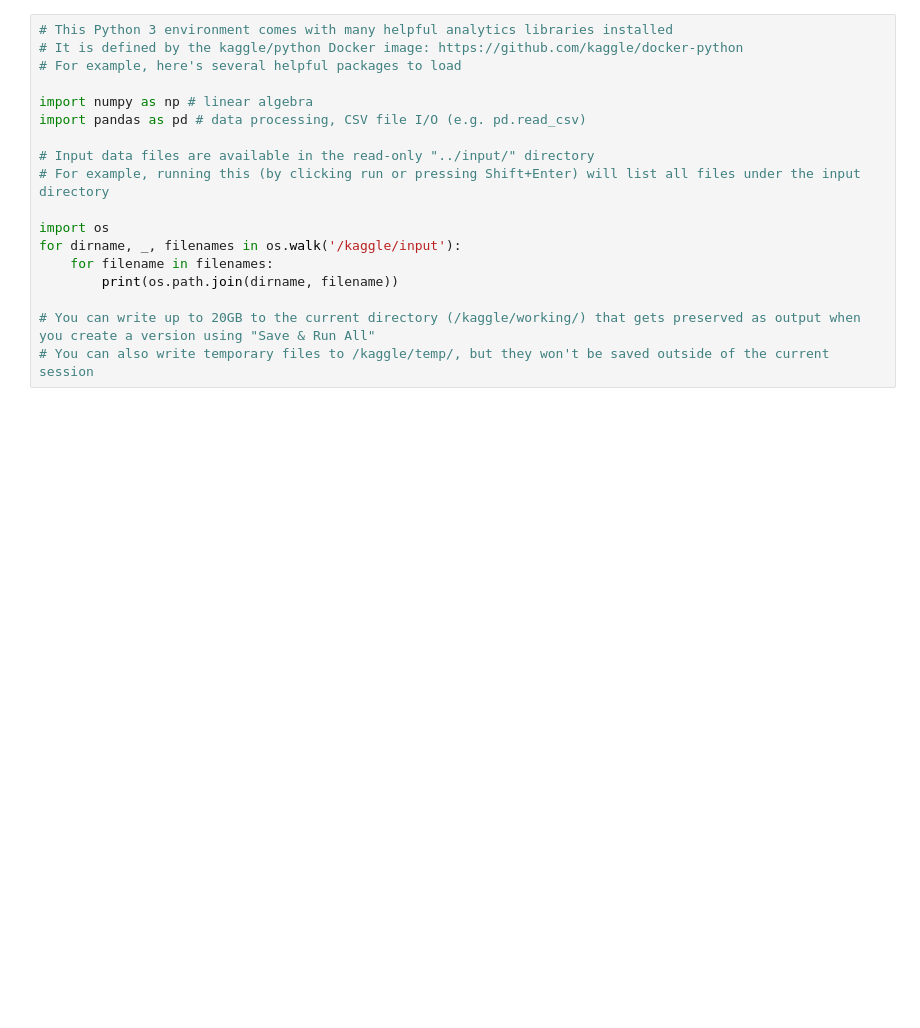
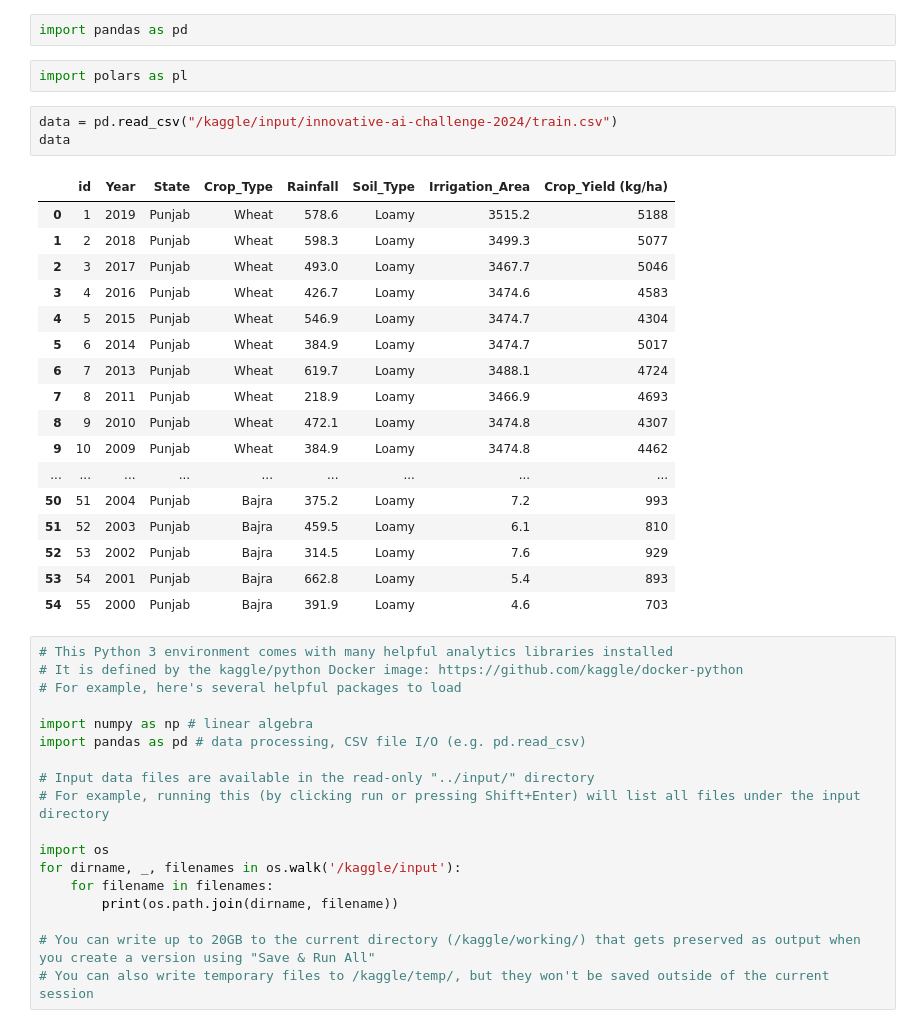
Before and after one commit to Sakib-Dalal/Innovative-AI-Challenge-2024, a Jupyter notebook: Notebook/main_notebook.ipynb, the cells around one changed output. Saved outputs shown, nothing was run; the diff lists cells and outputs as text; blank space fills up the shorter version.

Commit message:
Kaggle Notebook | Innovative AI Challenge 2024 | Version 1

```diff
--- a/Notebook/main_notebook.ipynb
+++ b/Notebook/main_notebook.ipynb
@@ -63,3 +189,28 @@
+# %%
+import pandas as pd
+# %%
+import polars as pl
+# %%
+data = pd.read_csv("/kaggle/input/innovative-ai-challenge-2024/train.csv")
+data
+# %% [output]
+|  | id | Year | State | Crop_Type | Rainfall | Soil_Type | Irrigation_Area | Crop_Yield (kg/ha) |
+| 0 | 1 | 2019 | Punjab | Wheat | 578.6 | Loamy | 3515.2 | 5188 |
+| 1 | 2 | 2018 | Punjab | Wheat | 598.3 | Loamy | 3499.3 | 5077 |
+| 2 | 3 | 2017 | Punjab | Wheat | 493.0 | Loamy | 3467.7 | 5046 |
+| 3 | 4 | 2016 | Punjab | Wheat | 426.7 | Loamy | 3474.6 | 4583 |
+| 4 | 5 | 2015 | Punjab | Wheat | 546.9 | Loamy | 3474.7 | 4304 |
+| 5 | 6 | 2014 | Punjab | Wheat | 384.9 | Loamy | 3474.7 | 5017 |
+| 6 | 7 | 2013 | Punjab | Wheat | 619.7 | Loamy | 3488.1 | 4724 |
+| 7 | 8 | 2011 | Punjab | Wheat | 218.9 | Loamy | 3466.9 | 4693 |
+| 8 | 9 | 2010 | Punjab | Wheat | 472.1 | Loamy | 3474.8 | 4307 |
+| 9 | 10 | 2009 | Punjab | Wheat | 384.9 | Loamy | 3474.8 | 4462 |
+| ... | ... | ... | ... | ... | ... | ... | ... | ... |
+| 50 | 51 | 2004 | Punjab | Bajra | 375.2 | Loamy | 7.2 | 993 |
+| 51 | 52 | 2003 | Punjab | Bajra | 459.5 | Loamy | 6.1 | 810 |
+| 52 | 53 | 2002 | Punjab | Bajra | 314.5 | Loamy | 7.6 | 929 |
+| 53 | 54 | 2001 | Punjab | Bajra | 662.8 | Loamy | 5.4 | 893 |
+| 54 | 55 | 2000 | Punjab | Bajra | 391.9 | Loamy | 4.6 | 703 |
 # %%
 # This Python 3 environment comes with many helpful analytics libraries installed
 # It is defined by the kaggle/python Docker image: https://github.com/kaggle/docker-python
```
Also changed, not shown: parts of 20 cells of this notebook.
